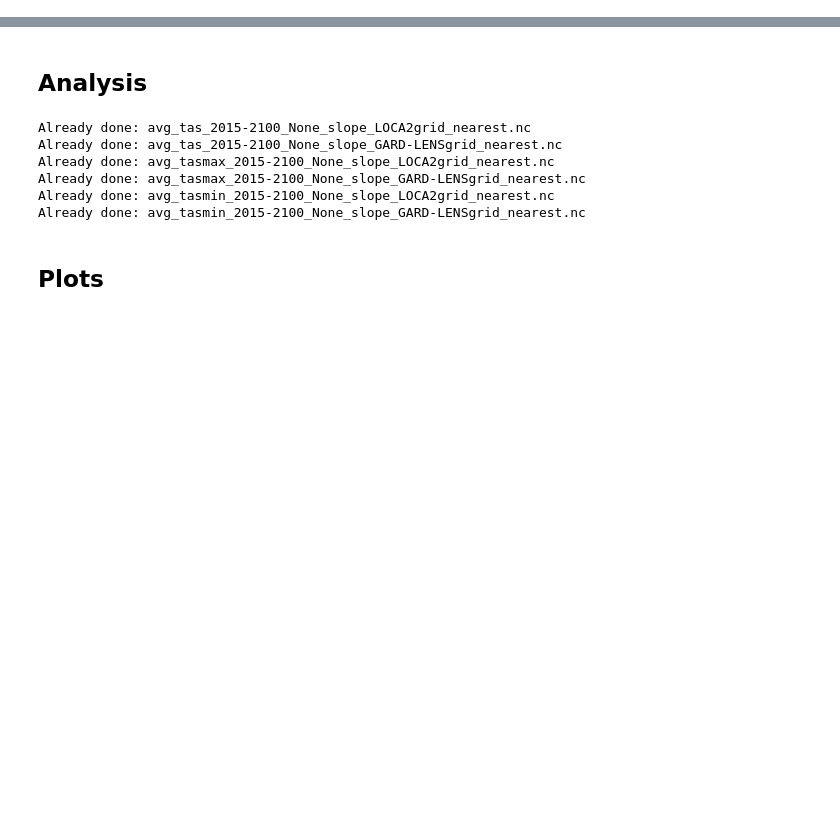
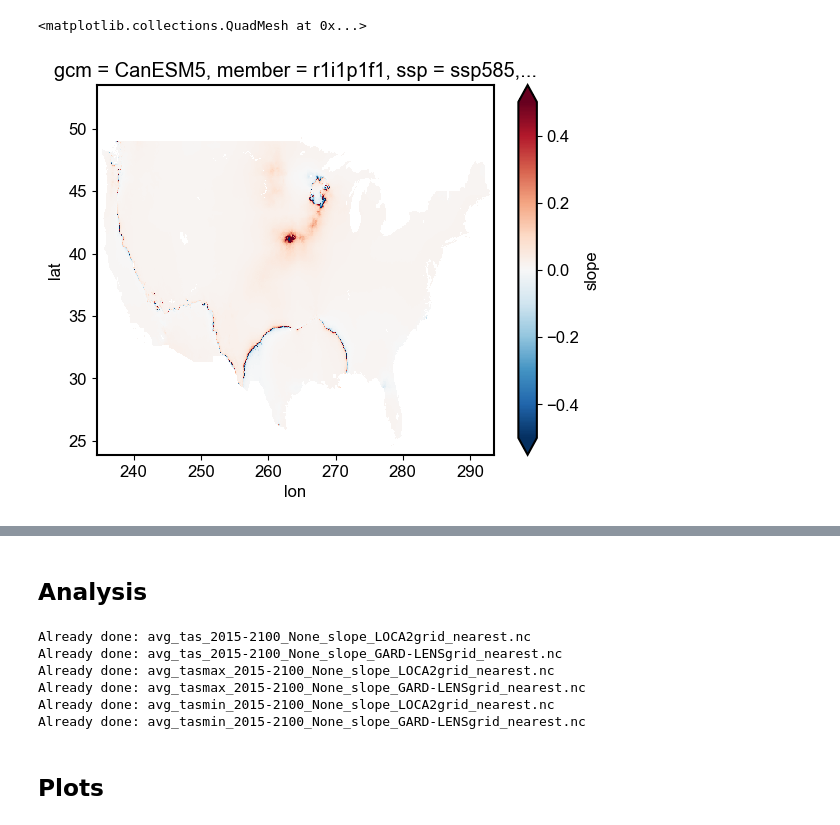
Before and after one commit to david0811/conus_comparison_lafferty-etal-2024, a Jupyter notebook: scripts/03b_sa-trends.ipynb, the cells around one changed output, grey strips where cells are left out. Drawn from its saved outputs; the diff is of its cells as text; code cells hidden in the pictures; blank space fills up the shorter version.

```diff
--- a/scripts/03b_sa-trends.ipynb
+++ b/scripts/03b_sa-trends.ipynb
@@ -32,0 +38,14 @@ plt.rcParams["axes.linewidth"] = 1.5
+# %%
+ds = sau.read_all(
+    metric_id="sum_pr",
+    grid="LOCA2",
+    regrid_method="nearest",
+    proj_slice="2015-2100",
+    hist_slice=None,
+    stationary=None,
+    fit_method=None,
+    bootstrap=False,
+    cols_to_keep=['slope'],
+    analysis_type='trends',
+    norm=True,
+)
@@ -32,0 +74,5 @@ plt.rcParams["axes.linewidth"] = 1.5
+# %%
+ds[1].sel(ssp='ssp585', gcm='CanESM5', member='r1i1p1f1')['slope'].plot(vmax=0.5)
+# %% [output]
+<matplotlib.collections.QuadMesh at 0x...>
+[figure, added]
```
Also changed, not shown: parts of 7 cells of this notebook, 17 other files.
